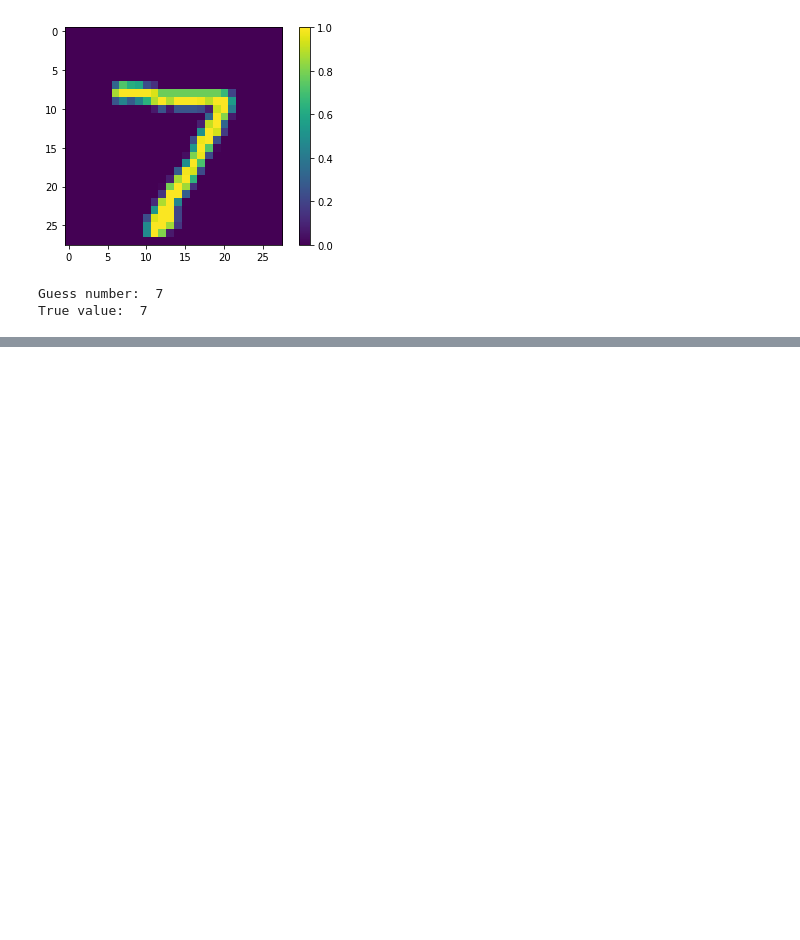
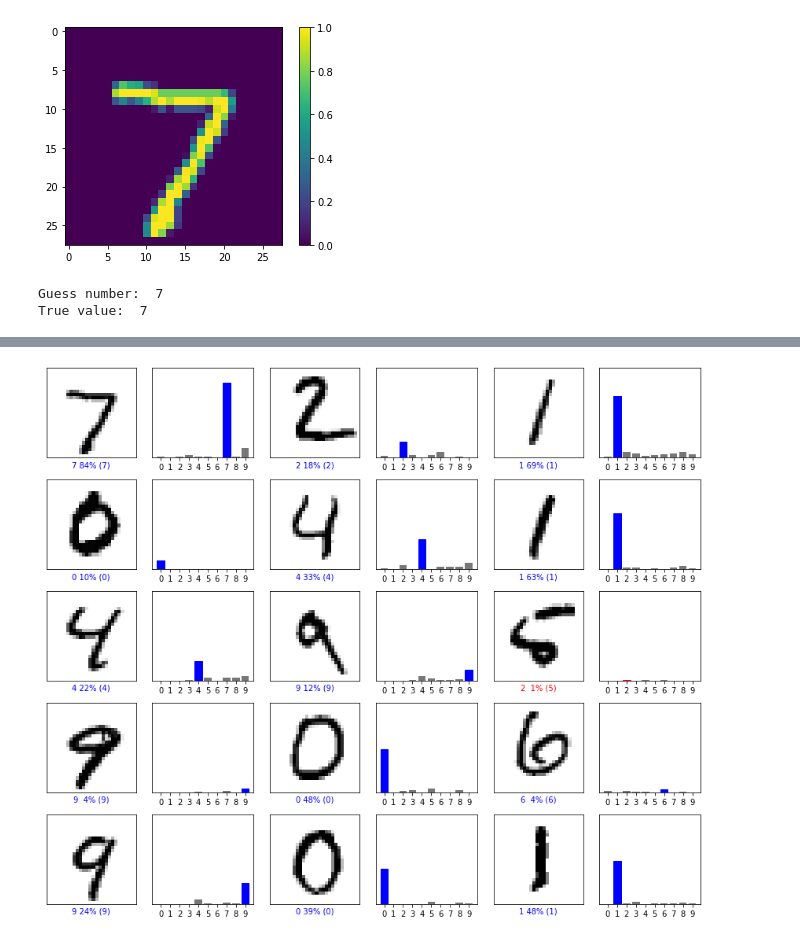
Before and after one commit to 10yung/Machine-Learning-Playground, a Jupyter notebook: Regression/Logistic Regression/main_tensorflow_keras.ipynb, the cells around one changed output, grey strips where cells are left out. Drawn from its saved outputs; the diff is of its cells as text; code cells hidden in the pictures; blank space fills up the shorter version.

```diff
--- a/Regression/Logistic Regression/main_tensorflow_keras.ipynb
+++ b/Regression/Logistic Regression/main_tensorflow_keras.ipynb
@@ -181,14 +188,16 @@ plt.show()
 # %%
 # Plot the first X test images, their predicted labels, and the true labels.
 # Color correct predictions in blue and incorrect predictions in red.
-num_rows = 10
+num_rows = 5
 num_cols = 3
 num_images = num_rows*num_cols
 plt.figure(figsize=(2*2*num_cols, 2*num_rows))
 for i in range(num_images):
   plt.subplot(num_rows, 2*num_cols, 2*i+1)
-  plot_image(i, predictions[i], y_test[12], x_test)
+  plot_image(i, predictions[i], y_test[i], x_test)
   plt.subplot(num_rows, 2*num_cols, 2*i+2)
-  plot_value_array(i, predictions[i], y_test[12])
+  plot_value_array(i, predictions[i], y_test[i])
 plt.tight_layout()
 plt.show()
+# %% [output]
+[figure, added]
```
Also changed, not shown: parts of 5 cells of this notebook, 3 other files.
